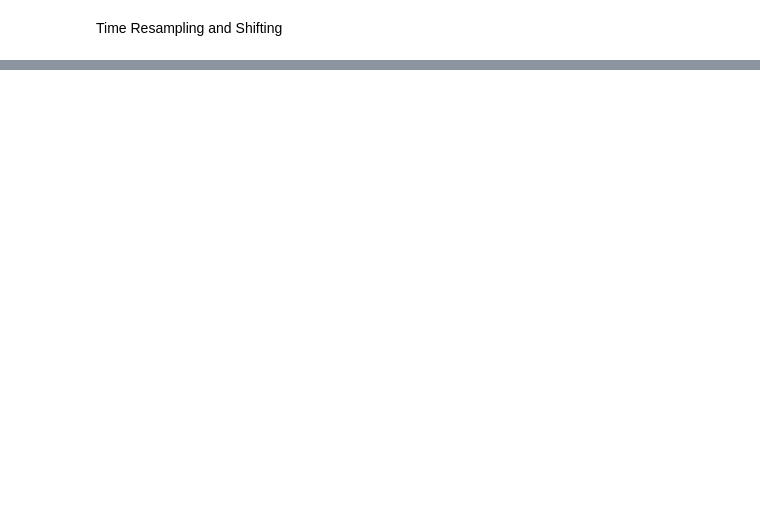
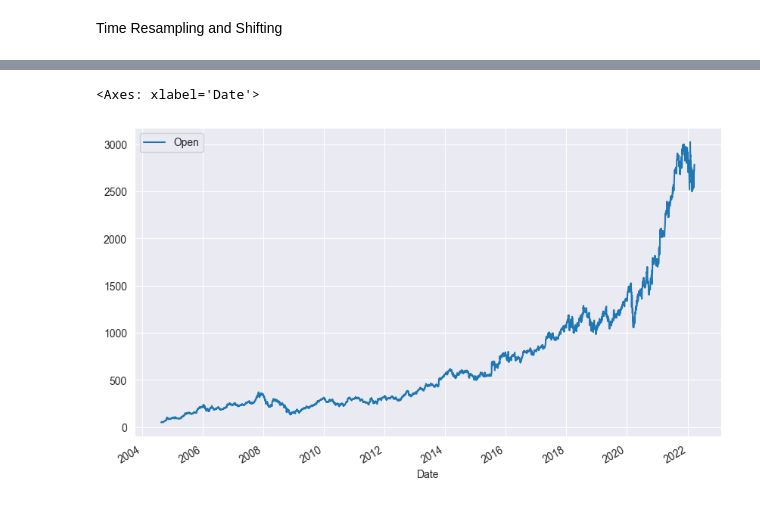
Before and after one commit to KennedyMungai/pandas_refresher, a Jupyter notebook: pandas_refresher_6.ipynb, the cells around one changed output, grey strips where cells are left out. Drawn from its saved outputs; the diff is of its cells as text; code cells hidden in the pictures; blank space fills up the shorter version.

```diff
--- a/pandas_refresher_6.ipynb
+++ b/pandas_refresher_6.ipynb
@@ -73,2 +73,5 @@ date_df.plot.line(y='Temperature')
 # %% [markdown]
 <p>Time Resampling and Shifting</p>
+# %%
+google_stock = pd.read_csv('./data_sets/google_data.csv')
+google_stock.head(30)
@@ -74,0 +96,7 @@ date_df.plot.line(y='Temperature')
+# %%
+google_stock['Date'] = google_stock['Date'].apply(pd.to_datetime)
+google_stock.set_index('Date', inplace=True)
+google_stock.plot.line(y='Open')
+# %% [output]
+<Axes: xlabel='Date'>
+[figure, added]
```
Also changed, not shown: parts of 16 cells of this notebook.
